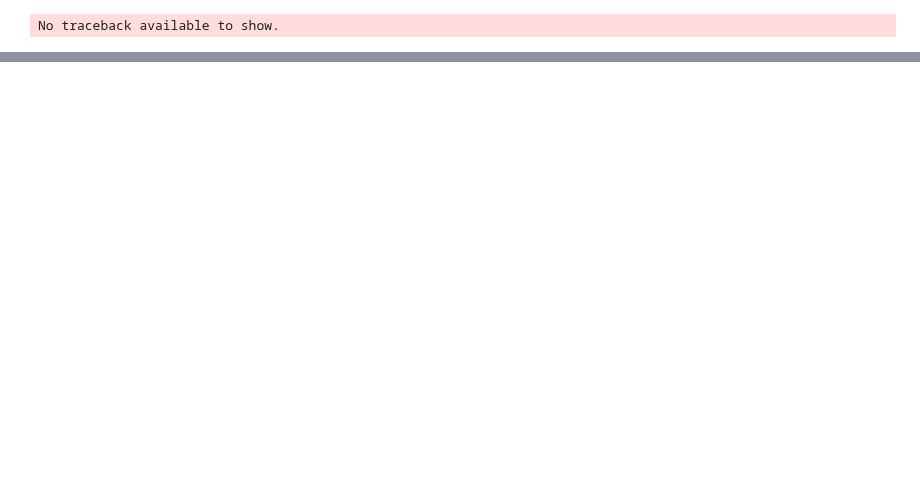
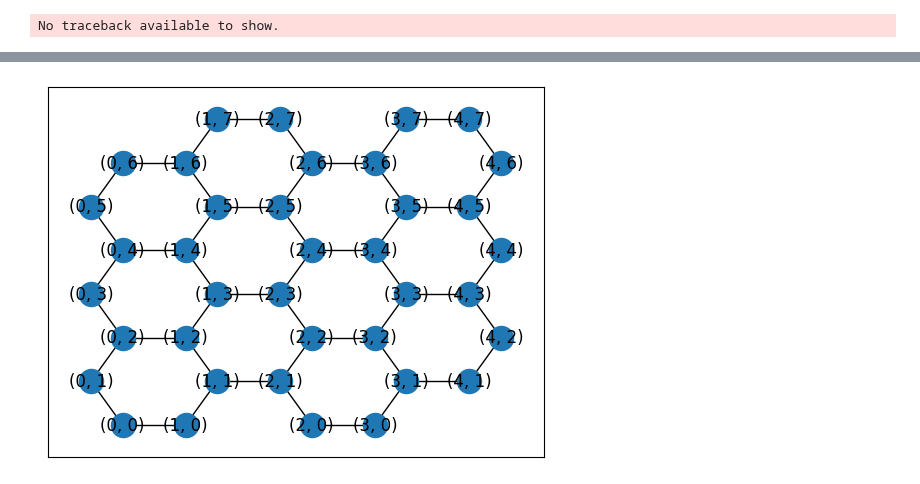
Before and after one commit to juliet29/graph2plan, a Jupyter notebook: notebooks/01_dcel.ipynb, the cells around one changed output, grey strips where cells are left out. Drawn from its saved outputs; the diff is of its cells as text; code cells hidden in the pictures; blank space fills up the shorter version.

```diff
--- a/notebooks/01_dcel.ipynb
+++ b/notebooks/01_dcel.ipynb
@@ -119,0 +198,6 @@ PG.traverse_face(1,2)
+# %%
+A = nx.hexagonal_lattice_graph(3,4)
+pos = {i[0]:i[1]["pos"] for i in A.nodes(data=True)}
+nx.draw_networkx(A, pos)
+# %% [output]
+[figure, added]
```
Also changed, not shown: parts of 48 cells of this notebook, 8 other files.
